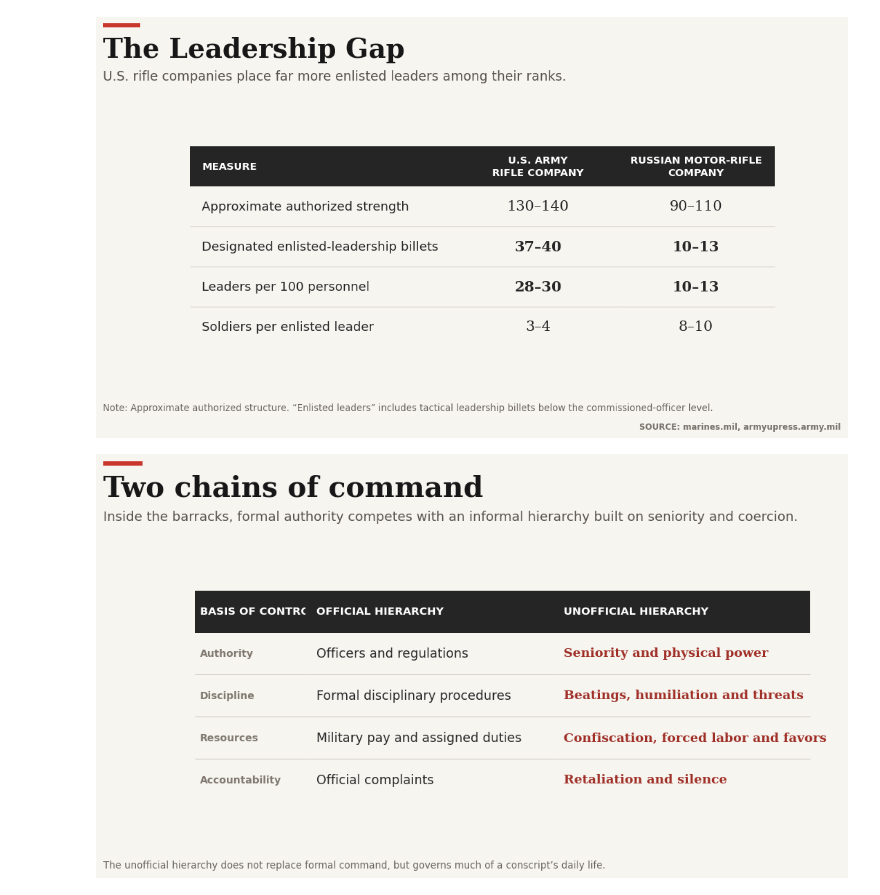
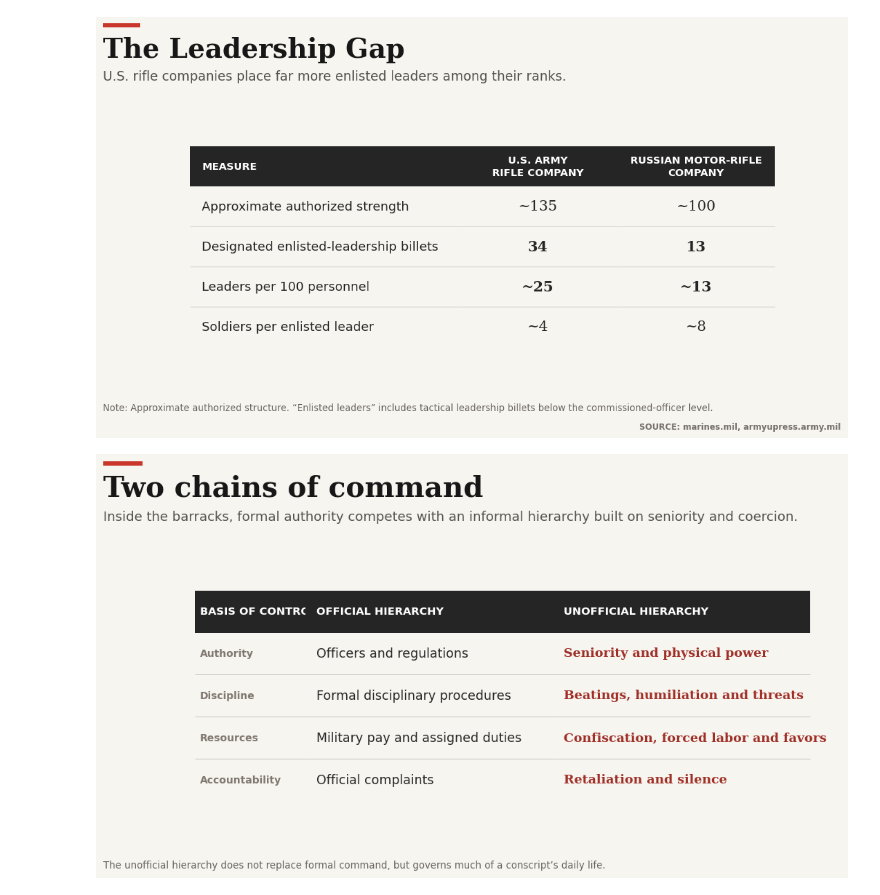
Before and after one commit to lucasanckl66/Ukr_analysis_substack, a Jupyter notebook: total vehicle loss analysis/dedovshchina.ipynb, the cells around one changed output. Saved outputs shown, nothing was run; the diff lists cells and outputs as text; code cells hidden in the pictures.

```diff
--- a/total vehicle loss analysis/dedovshchina.ipynb
+++ b/total vehicle loss analysis/dedovshchina.ipynb
@@ -3,10 +3,10 @@ import matplotlib.pyplot as plt
 from matplotlib.patches import Rectangle
 
 rows = [
-    ["Approximate authorized strength", "130–140", "90–110"],
-    ["Designated enlisted-leadership billets", "37–40", "10–13"],
-    ["Leaders per 100 personnel", "28–30", "10–13"],
-    ["Soldiers per enlisted leader", "3–4", "8–10"]
+    ["Approximate authorized strength", "~135", "~100"],
+    ["Designated enlisted-leadership billets", "34", "13"],
+    ["Leaders per 100 personnel", "~25", "~13"],
+    ["Soldiers per enlisted leader", "~4", "~8"]
 ]
 
 columns = [
@@ -107,34 +107,34 @@ fig.text(
     fontsize=9.5,
     color="#68635e",
     ha="left"
 )
 
 fig.text(
     0.945, 0.045,
     "SOURCE: marines.mil, armyupress.army.mil",
     fontfamily="DejaVu Sans",
     fontsize=8.5,
     fontweight="bold",
     color="#77716b",
     ha="right"
 )
 
 plt.savefig(
     "company_comparison_editorial.png",
     dpi=300,
     bbox_inches="tight",
     facecolor=fig.get_facecolor()
 )
 
 plt.savefig(
     "figures/leadership_us_rus.png",
     dpi=300,
     bbox_inches="tight",
     facecolor="white"
 )
 plt.show()
 # %% [output]
-[figure, old version]
+[figure, new version]
 # %%
 rows = [
     ["Authority", "Officers and regulations", "Seniority and physical power"],
```
Also changed, not shown: 2 other files.
